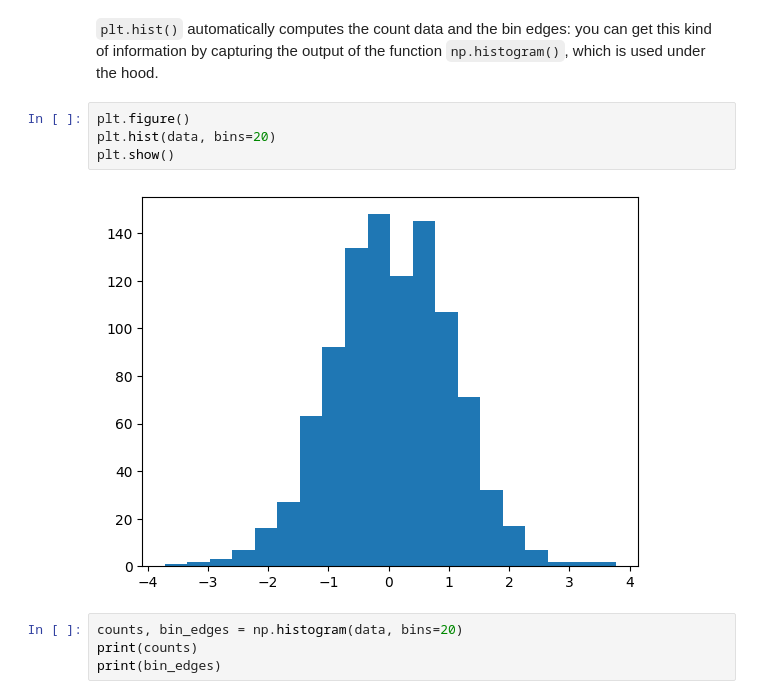
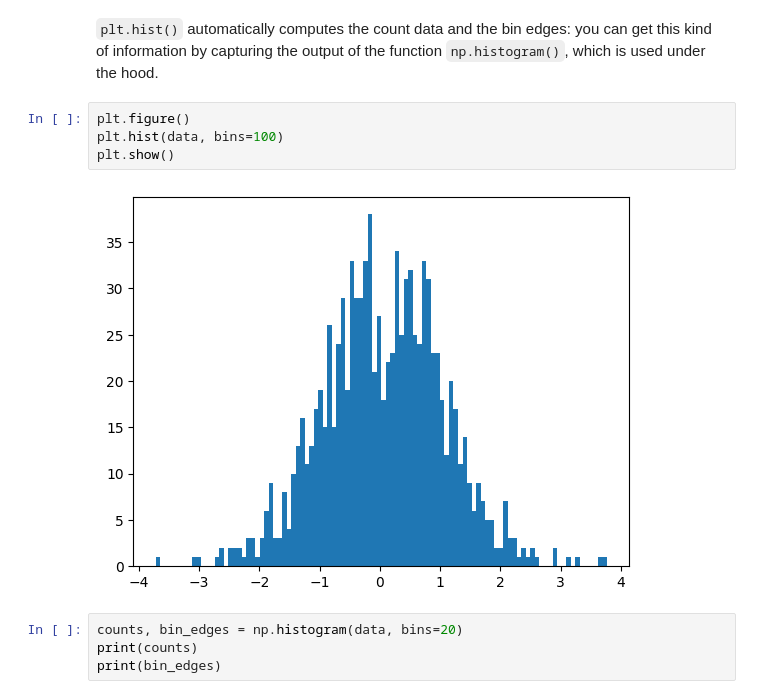
Before and after one commit to najirod02/Dataviz, a Jupyter notebook: lab/Lab05.ipynb, the cells around one changed output. Cells and saved outputs as stored; diff of their text form.

```diff
--- a/lab/Lab05.ipynb
+++ b/lab/Lab05.ipynb
@@ -751,10 +751,10 @@ plt.show()
 `plt.hist()` automatically computes the count data and the bin edges: you can get this kind of information by capturing the output of the function `np.histogram()`, which is used under the hood.
 # %%
 plt.figure()
-plt.hist(data, bins=20)
+plt.hist(data, bins=100)
 plt.show()
 # %% [output]
-[figure, old version]
+[figure, new version]
 # %%
 counts, bin_edges = np.histogram(data, bins=20)
 print(counts)
```
Also changed, not shown: parts of 4 cells of this notebook, 1 other file.
